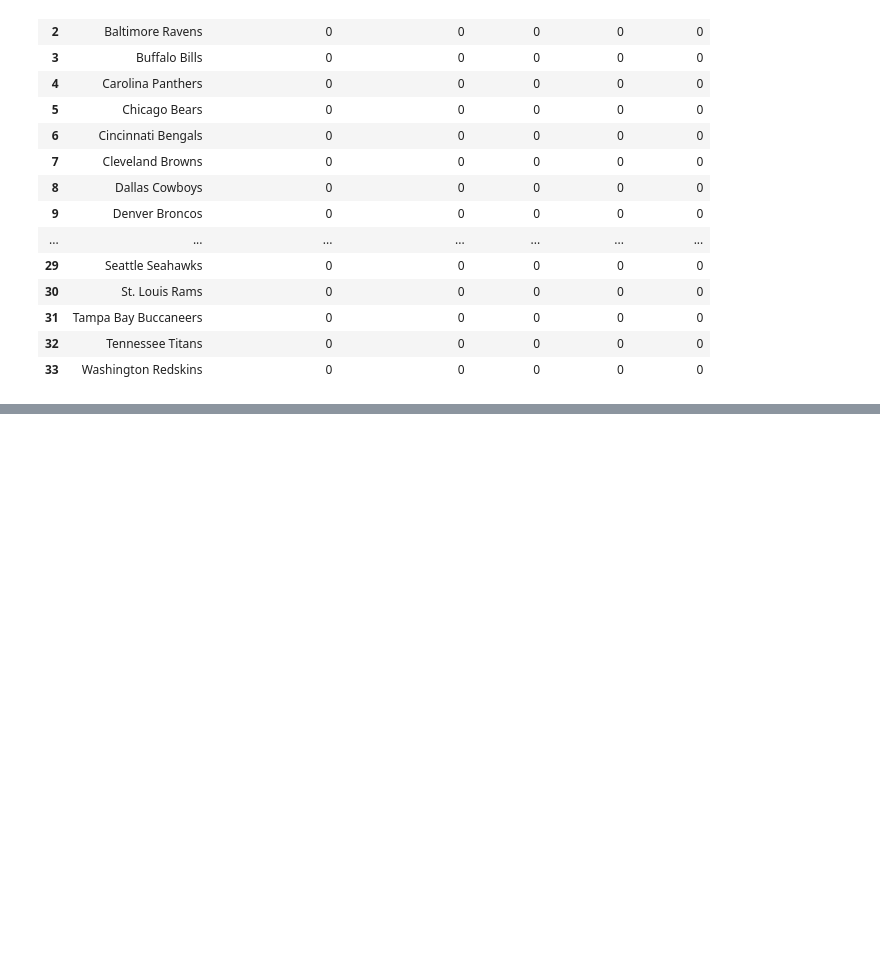
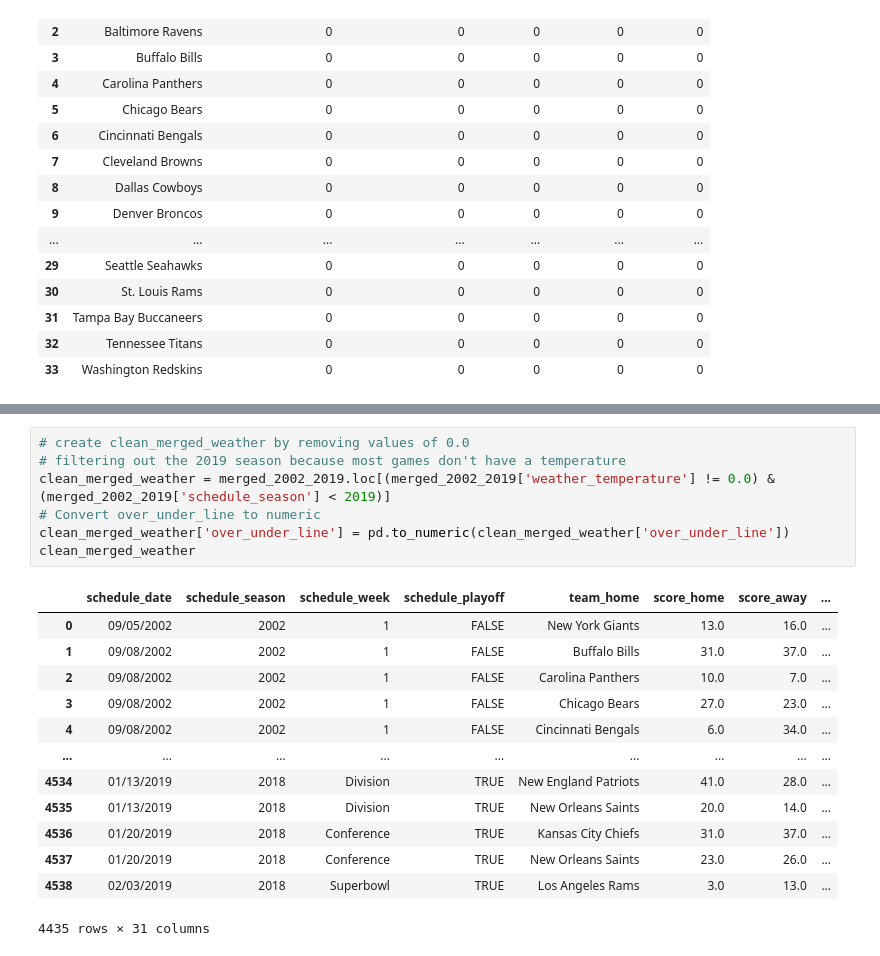
Before and after one commit to potterc22/Project1_TeamB, a Jupyter notebook: startercode.ipynb, the cells around one changed output, grey strips where cells are left out. Drawn from its saved outputs; the diff is of its cells as text; blank space fills up the shorter version.

```diff
--- a/startercode.ipynb
+++ b/startercode.ipynb
@@ -385,0 +440,21 @@ team_stats_sorted
+# %%
+# create clean_merged_weather by removing values of 0.0
+# filtering out the 2019 season because most games don't have a temperature
+clean_merged_weather = merged_2002_2019.loc[(merged_2002_2019['weather_temperature'] != 0.0) & (merged_2002_2019['schedule_season'] < 2019)]
+# Convert over_under_line to numeric
+clean_merged_weather['over_under_line'] = pd.to_numeric(clean_merged_weather['over_under_line'])
+clean_merged_weather
+# %% [output]
+|  | schedule_date | schedule_season | schedule_week | schedule_playoff | team_home | score_home | score_away | ... |
+| 0 | 09/05/2002 | 2002 | 1 | FALSE | New York Giants | 13.0 | 16.0 | ... |
+| 1 | 09/08/2002 | 2002 | 1 | FALSE | Buffalo Bills | 31.0 | 37.0 | ... |
+| 2 | 09/08/2002 | 2002 | 1 | FALSE | Carolina Panthers | 10.0 | 7.0 | ... |
+| 3 | 09/08/2002 | 2002 | 1 | FALSE | Chicago Bears | 27.0 | 23.0 | ... |
+| 4 | 09/08/2002 | 2002 | 1 | FALSE | Cincinnati Bengals | 6.0 | 34.0 | ... |
+| ... | ... | ... | ... | ... | ... | ... | ... | ... |
+| 4534 | 01/13/2019 | 2018 | Division | TRUE | New England Patriots | 41.0 | 28.0 | ... |
+| 4535 | 01/13/2019 | 2018 | Division | TRUE | New Orleans Saints | 20.0 | 14.0 | ... |
+| 4536 | 01/20/2019 | 2018 | Conference | TRUE | Kansas City Chiefs | 31.0 | 37.0 | ... |
+| 4537 | 01/20/2019 | 2018 | Conference | TRUE | New Orleans Saints | 23.0 | 26.0 | ... |
+| 4538 | 02/03/2019 | 2018 | Superbowl | TRUE | Los Angeles Rams | 3.0 | 13.0 | ... |
+4435 rows × 31 columns
```
Also changed, not shown: parts of 8 cells of this notebook.
